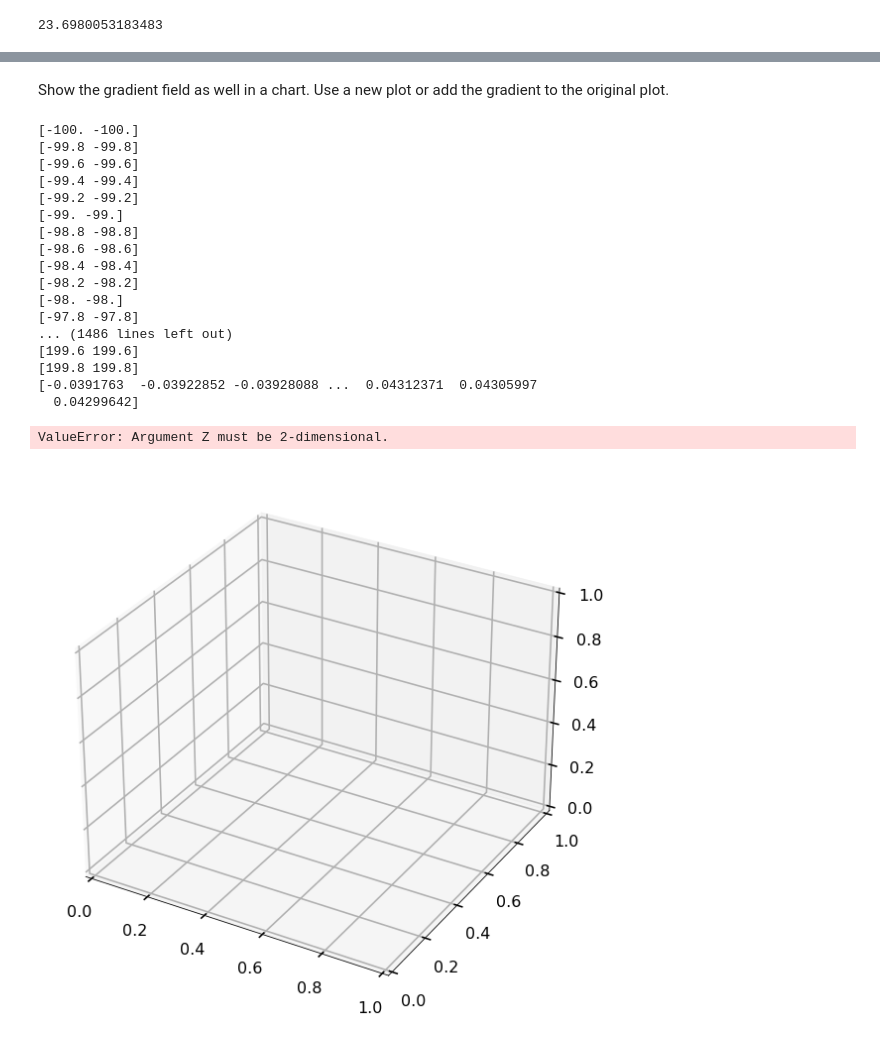
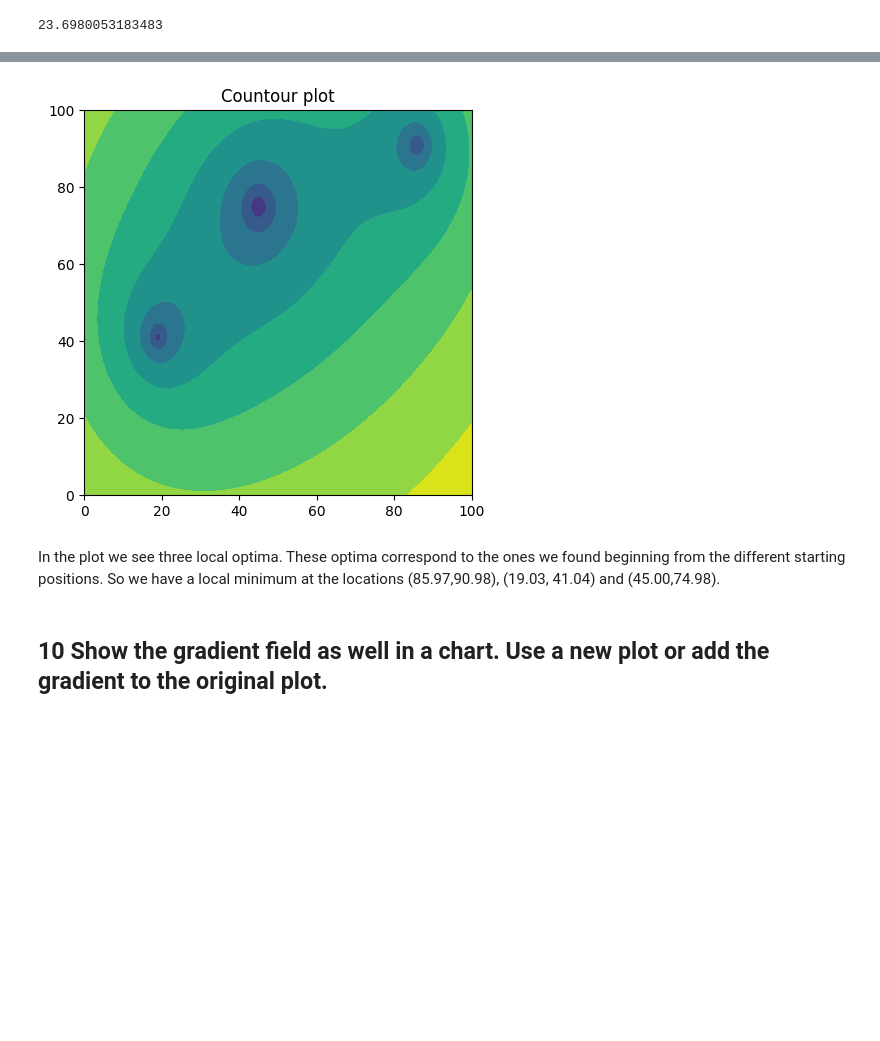
Before and after one commit to timmooren/estimate_gradient, a Jupyter notebook: note.ipynb, the cells around one changed output, grey strips where cells are left out. Drawn from its saved outputs; the diff is of its cells as text; code cells hidden in the pictures; blank space fills up the shorter version.

```diff
--- a/note.ipynb
+++ b/note.ipynb
@@ -223,46 +249,13 @@ plt.show()
+# %%
+### contour plot
+fig, ax = plt.subplots(figsize=(5,5))
+
+cp = ax.contourf(X, Y, Z)
+plt.title('Countour plot')
+plt.show()
+# %% [output]
+[figure, added]
+# %% [markdown]
+In the plot we see three local optima. These optima correspond to the ones we found beginning from the different starting positions. So we have a local minimum at the locations (85.97,90.98), (19.03, 41.04) and (45.00,74.98).
 # %% [markdown]
-Show the gradient field as well in a chart. Use a new plot or add the gradient to the original plot.
+## 10 Show the gradient field as well in a chart. Use a new plot or add the gradient to the original plot.
-# %%
-fig = plt.figure(figsize = (12,10))
-ax = plt.axes(projection='3d')
-
-X = np.arange(-100, 200, 0.2)
-Y = X
-Z = np.empty_like(X)
-
-for i, x in enumerate(X):
-    point = np.array([x, x])
-    z = gradient(point, a, t, s)	                                    # ook hier het probleem dat gradient geen numpy array teruggeeft van 2 elementen
-    Z[i] = z                                                            # als dat eenmaal klopt zal de error 'Z must be 2-dimensional' verdwijnen
-print(Z)
-
-surf = ax.plot_surface(X, Y, Z, cmap = plt.cm.cividis)
-
-# Set axes label
-ax.set_xlabel('x', labelpad=20)
-ax.set_ylabel('y', labelpad=20)
-ax.set_zlabel('z', labelpad=20)
-
-fig.colorbar(surf, shrink=0.5, aspect=8)
-
-plt.show()
-# %% [output]
-[-100. -100.]
-[-99.8 -99.8]
-[-99.6 -99.6]
-[-99.4 -99.4]
-[-99.2 -99.2]
-[-99. -99.]
-[-98.8 -98.8]
-[-98.6 -98.6]
-[-98.4 -98.4]
-[-98.2 -98.2]
-[-98. -98.]
-[-97.8 -97.8]
-... (1486 lines left out)
-[199.6 199.6]
-[199.8 199.8]
-[-0.0391763  -0.03922852 -0.03928088 ...  0.04312371  0.04305997
-  0.04299642]
-ValueError: Argument Z must be 2-dimensional.
-[figure, removed]
```
Also changed, not shown: parts of 37 cells of this notebook.
